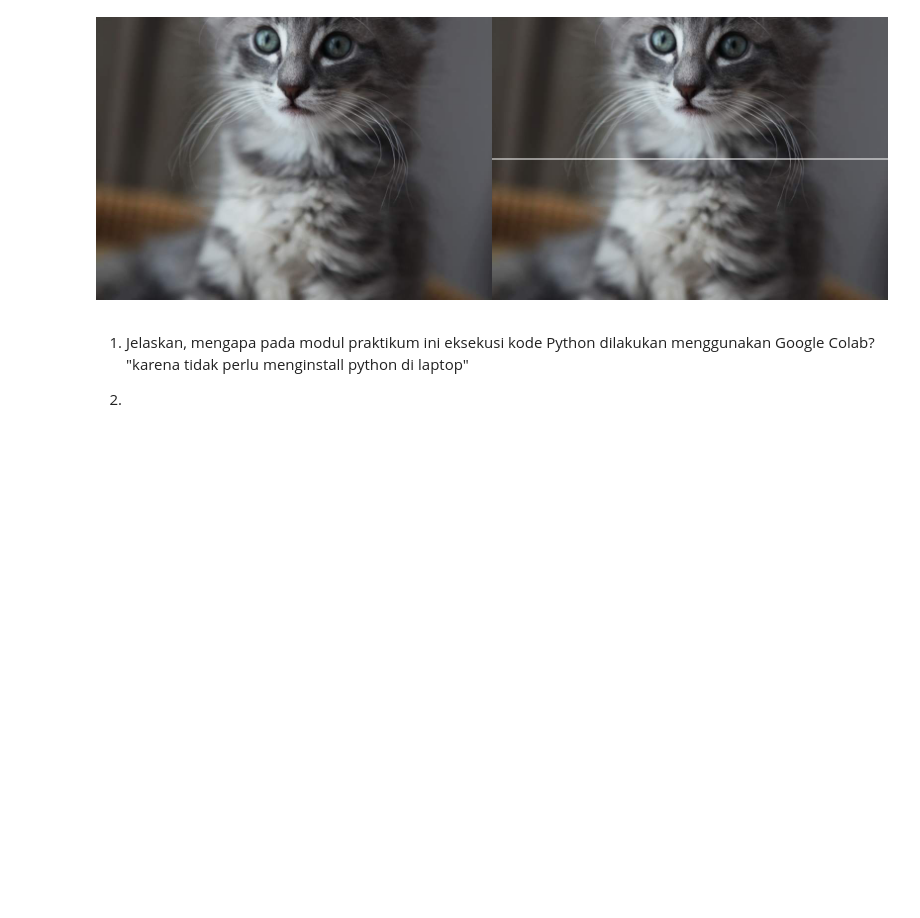
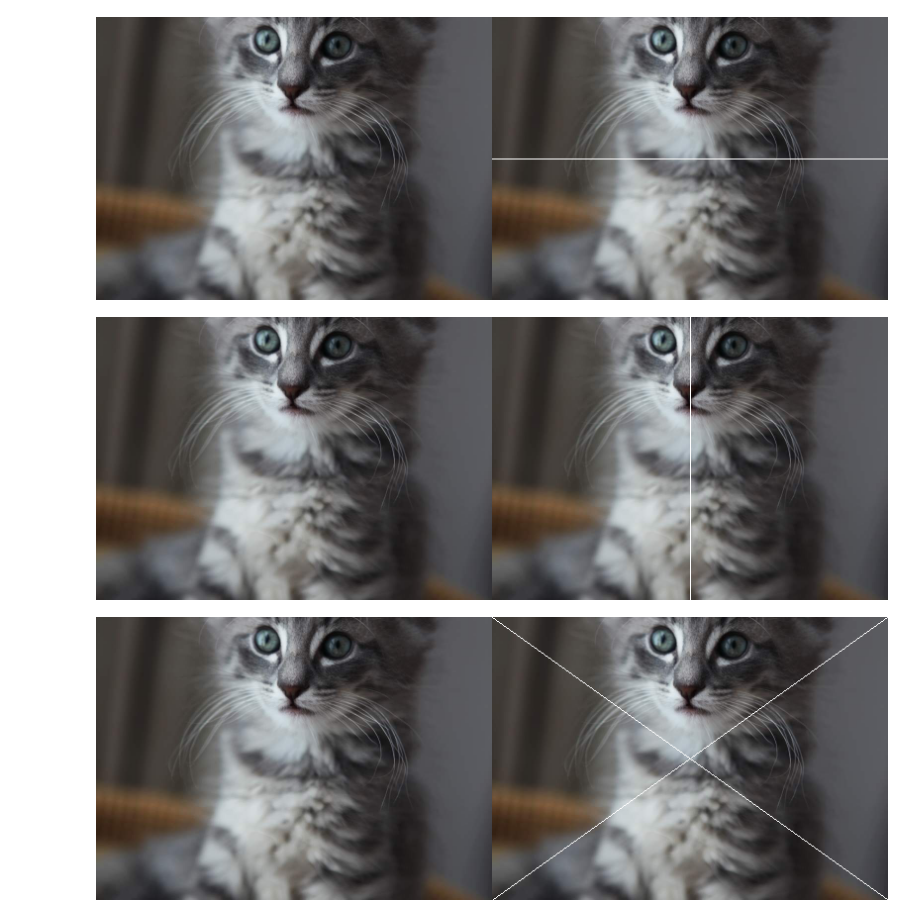
Before and after one commit to laudryfadian/PCVK_Laudry, a Jupyter notebook: Week1.ipynb, the cells around one changed output. Drawn from its saved outputs; the diff is of its cells as text; code cells hidden in the pictures; blank space fills up the shorter version.

```diff
--- a/Week1.ipynb
+++ b/Week1.ipynb
@@ -35,16 +35,28 @@ resolusi image: tinggi x lebar =  286  x  400
 image_2 = cv.cvtColor(image, cv.COLOR_BGR2RGB)
 image_3 = cv.cvtColor(image, cv.COLOR_BGR2RGB)
 
-for y in range (lebar):
-  image_3[int((tinggi) / 2) , y] = [255,255,255]
+for l in range (lebar):
+  image_3[int((tinggi) / 2) , l] = [255,255,255]
 
 final_frame = cv.hconcat((image_2, image_3))
 cv2_imshow(final_frame)
 # %% [output]
 [figure]
-# %% [markdown]
-1. Jelaskan, mengapa pada modul praktikum ini eksekusi kode Python dilakukan
-menggunakan Google Colab?
-"karena tidak perlu menginstall python di laptop"
-
-2.
+# %%
+image_4 = cv.cvtColor(image, cv.COLOR_BGR2RGB)
+image_5 = cv.cvtColor(image, cv.COLOR_BGR2RGB)
+
+for l in range (tinggi):
+  image_4[l , int((lebar) / 2)] = [255,255,255]
+
+final_frame2 = cv.hconcat((image_2, image_4))
+cv2_imshow(final_frame2)
+
+cv.line(image_5, (0,0), (lebar, tinggi), (255,255,255), 1)
+cv.line(image_5, (lebar, 0), (0, tinggi), (255,255,255), 1)
+
+final_frame3 = cv.hconcat((image_2, image_5))
+cv2_imshow(final_frame3)
+# %% [output]
+[figure, added]
+[figure, added]
```
